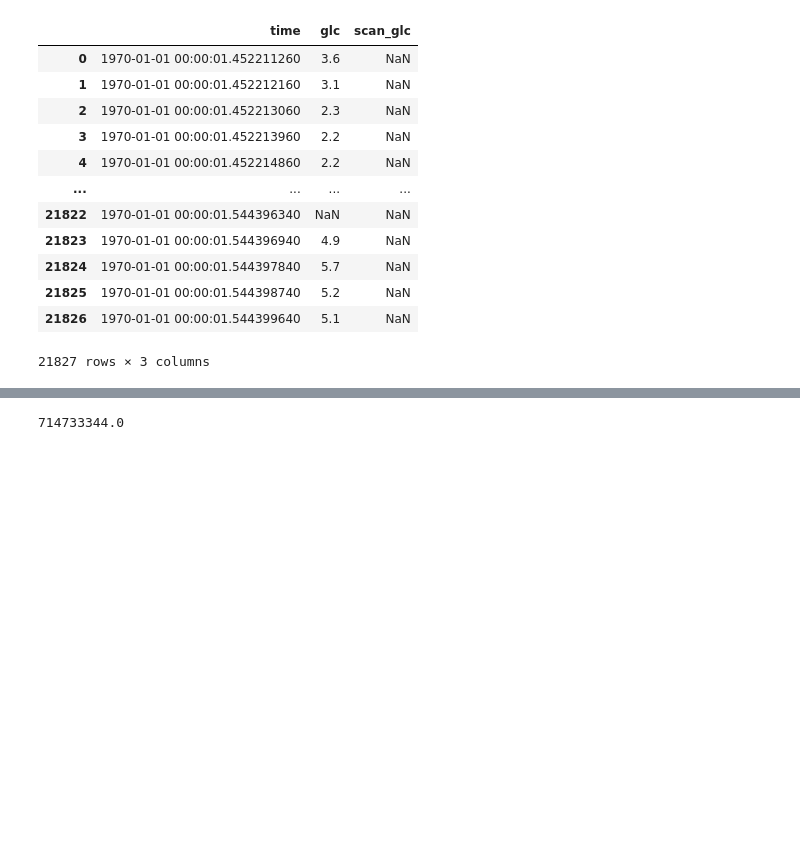
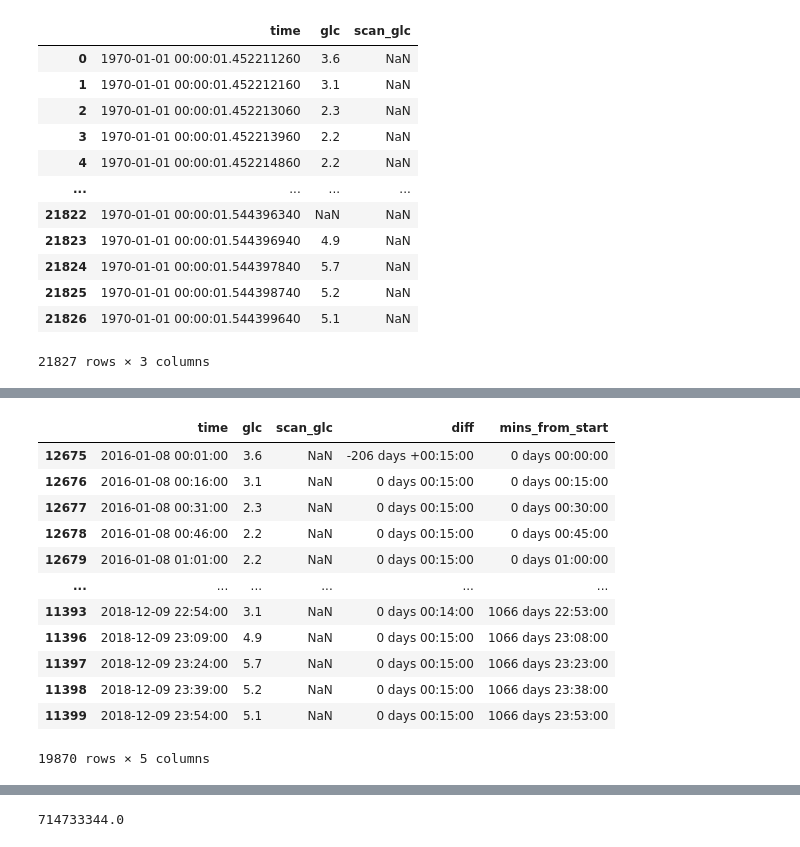
Before and after one commit to cafoala/diametrics-webapp, a Jupyter notebook: code/experiment.ipynb, the cells around one changed output, grey strips where cells are left out. Cells and saved outputs as stored; diff of their text form; code cells hidden in the pictures; blank space fills up the shorter version.

```diff
--- a/code/experiment.ipynb
+++ b/code/experiment.ipynb
@@ -4,6 +4,13 @@ import numpy as np
 import preprocessing
 import metrics_experiment
 from sklearn.metrics import auc
+import metrics_helper
+from datetime import timedelta
+
+
+# Permanently changes the pandas settings
+pd.set_option('display.max_rows', None)
+pd.set_option('display.max_columns', None)
 # %%
 example1 = pd.read_csv('../tests/test-data/libre-data/3028 2.csv', header=None)
 example2 = pd.read_csv('../tests/test-data/libre-data/3028 2.csv')
@@ -149,0 +506,16 @@ df
+# %%
+newdf
+# %% [output]
+|  | time | glc | scan_glc | diff | mins_from_start |
+| 12675 | 2016-01-08 00:01:00 | 3.6 | NaN | -206 days +00:15:00 | 0 days 00:00:00 |
+| 12676 | 2016-01-08 00:16:00 | 3.1 | NaN | 0 days 00:15:00 | 0 days 00:15:00 |
+| 12677 | 2016-01-08 00:31:00 | 2.3 | NaN | 0 days 00:15:00 | 0 days 00:30:00 |
+| 12678 | 2016-01-08 00:46:00 | 2.2 | NaN | 0 days 00:15:00 | 0 days 00:45:00 |
+| 12679 | 2016-01-08 01:01:00 | 2.2 | NaN | 0 days 00:15:00 | 0 days 01:00:00 |
+| ... | ... | ... | ... | ... | ... |
+| 11393 | 2018-12-09 22:54:00 | 3.1 | NaN | 0 days 00:14:00 | 1066 days 22:53:00 |
+| 11396 | 2018-12-09 23:09:00 | 4.9 | NaN | 0 days 00:15:00 | 1066 days 23:08:00 |
+| 11397 | 2018-12-09 23:24:00 | 5.7 | NaN | 0 days 00:15:00 | 1066 days 23:23:00 |
+| 11398 | 2018-12-09 23:39:00 | 5.2 | NaN | 0 days 00:15:00 | 1066 days 23:38:00 |
+| 11399 | 2018-12-09 23:54:00 | 5.1 | NaN | 0 days 00:15:00 | 1066 days 23:53:00 |
+19870 rows × 5 columns
```
Also changed, not shown: parts of 61 cells of this notebook, 6 other files.
